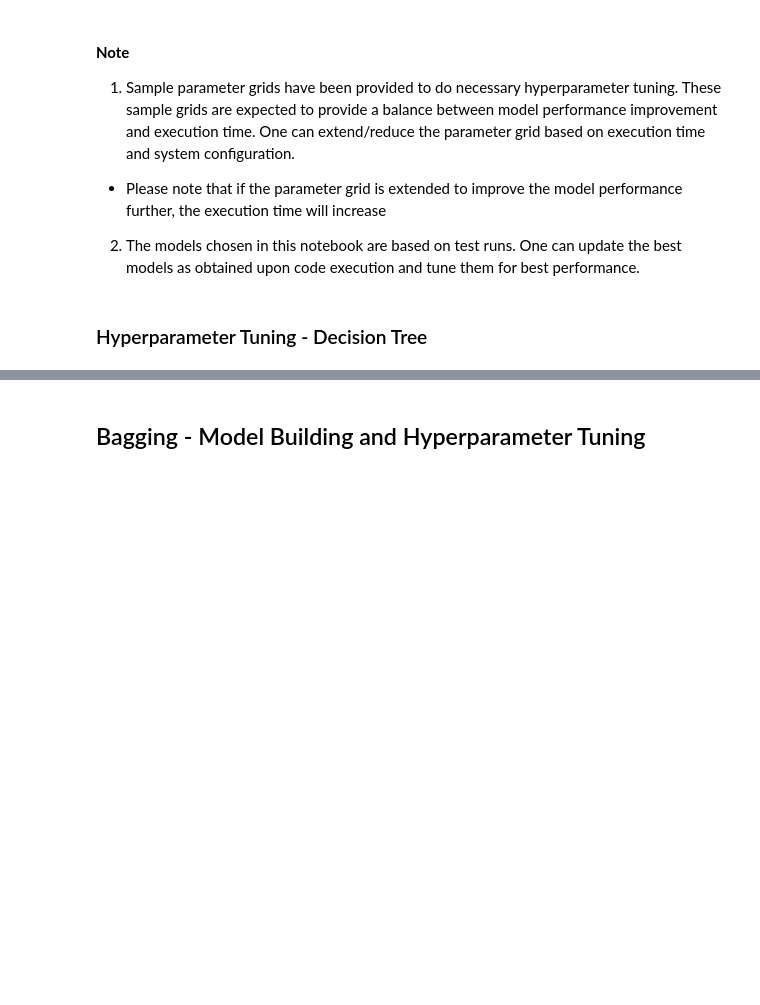
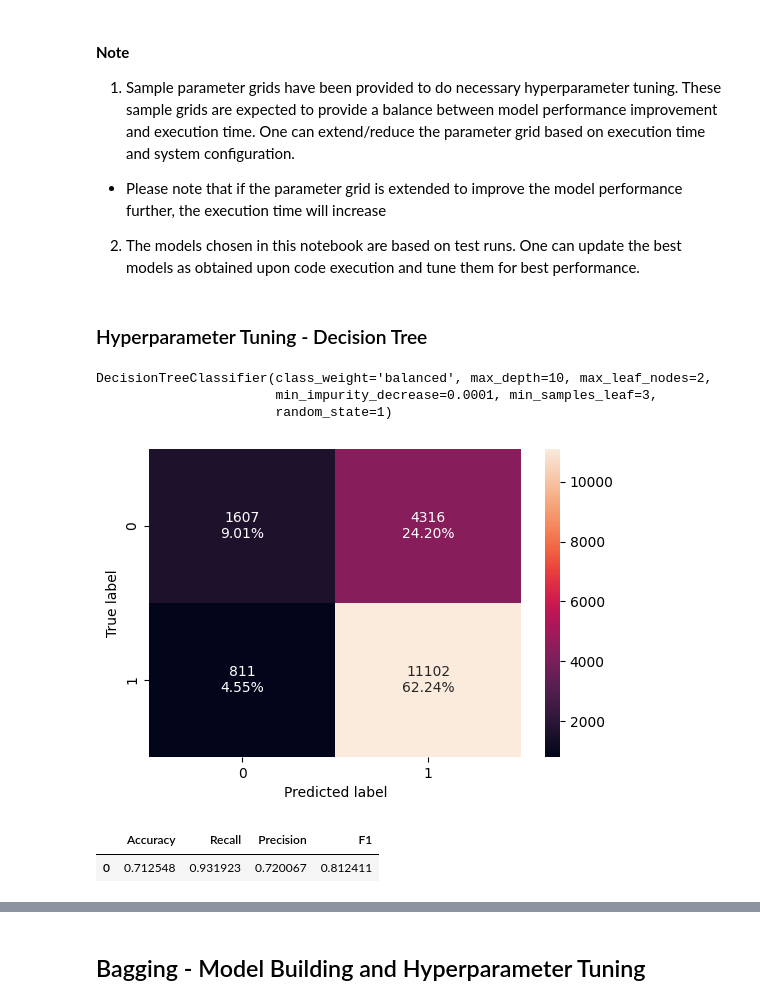
Before and after one commit to Mahal09/Python, a Jupyter notebook: DSBA_Project_EasyVisa_LowCode.ipynb, the cells around one changed output, grey strips where cells are left out. Cells and saved outputs as stored; diff of their text form; code cells hidden in the pictures; blank space fills up the shorter version.

```diff
--- a/DSBA_Project_EasyVisa_LowCode.ipynb
+++ b/DSBA_Project_EasyVisa_LowCode.ipynb
@@ -649,3 +651,16 @@ X = pd.get_dummies(X, drop_first=True,sparse=True).astype("float32") ## Complete
 # Splitting data in train and test sets
 X_train, X_test, y_train, y_test = train_test_split(X, Y, test_size=0.3, random_state=1, stratify=Y)
 ## Complete the code to split the data into train and test in the ratio 70:30
+
+# Convert to NumPy arrays *after* splitting
+X_train = np.float32(X_train.to_numpy())
+y_train = np.int8(y_train.to_numpy())
+X_test = np.float32(X_test.to_numpy())
+y_test = np.int8(y_test.to_numpy())
+
+'''import numpy as np
+
+X_train = np.float32(X_train)  # Uses less memory
+y_train = np.int8(y_train)  # Smaller integer type
+X_test = np.float32(X_test)
+y_test = np.int8(y_test)'''
@@ -799,18 +823,27 @@ parameters = {
 scorer = metrics.make_scorer(metrics.f1_score)
 
 # Run the grid search
-grid_obj = '_______' ## Complete the code to run grid search with n_jobs = -1
+grid_obj = GridSearchCV(dtree_estimator, parameters, scoring=scorer,n_jobs=-1) ## Complete the code to run grid search with n_jobs = -1
 
-grid_obj = grid_obj.'_______' ## Complete the code to fit the grid_obj on the train data
+grid_obj = grid_obj.fit(X_train, y_train) ## Complete the code to fit the grid_obj on the train data
 
 # Set the clf to the best combination of parameters
 dtree_estimator = grid_obj.best_estimator_
 
 # Fit the best algorithm to the data.
 dtree_estimator.fit(X_train, y_train)
+# %% [output]
+DecisionTreeClassifier(class_weight='balanced', max_depth=10, max_leaf_nodes=2,
+                       min_impurity_decrease=0.0001, min_samples_leaf=3,
+                       random_state=1)
 # %%
-'_______' ## Complete the code to create confusion matrix for train data on tuned estimator
+confusion_matrix_sklearn(dtree_estimator,X_train,y_train) ## Complete the code to create confusion matrix for train data on tuned estimator
+# %% [output]
+[figure, added]
 # %%
-dtree_estimator_model_train_perf = model_performance_classification_sklearn('_______') ## Complete the code to check performance for train data on tuned estimator
+dtree_estimator_model_train_perf = model_performance_classification_sklearn(dtree_estimator,X_train,y_train) ## Complete the code to check performance for train data on tuned estimator
 dtree_estimator_model_train_perf
+# %% [output]
+|  | Accuracy | Recall | Precision | F1 |
+| 0 | 0.712548 | 0.931923 | 0.720067 | 0.812411 |
 # %%
```
Also changed, not shown: parts of 56 cells of this notebook.
